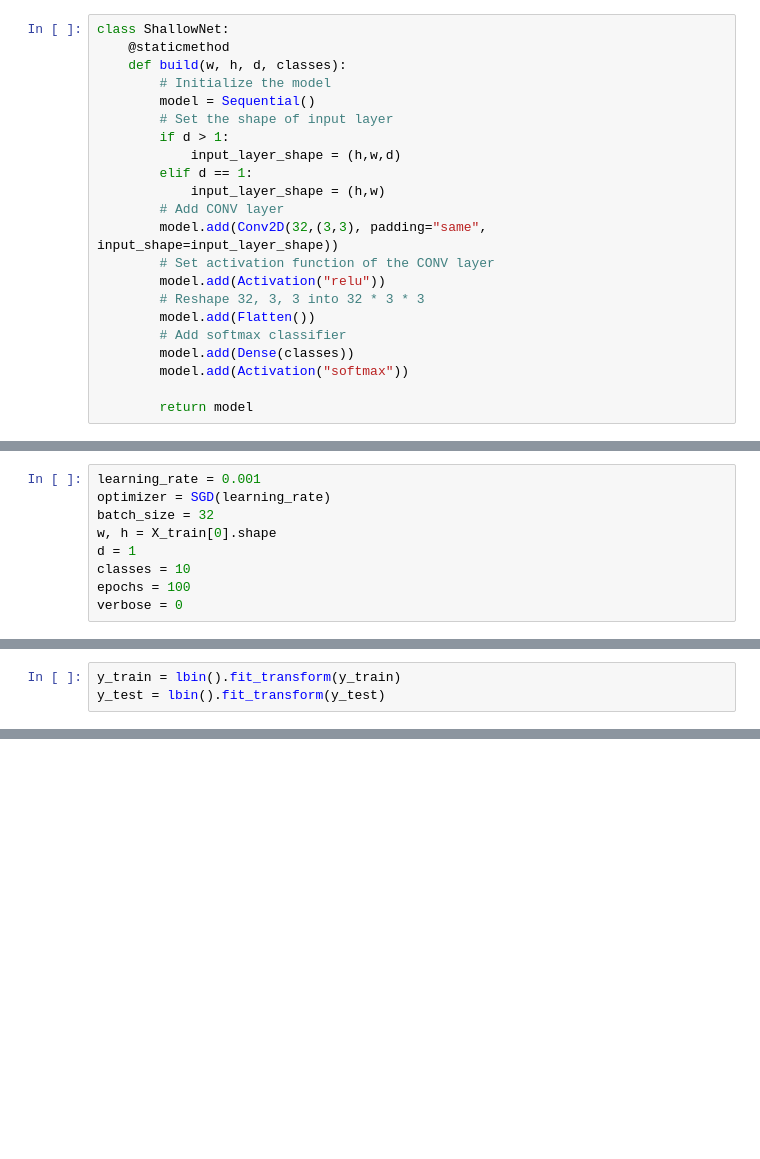
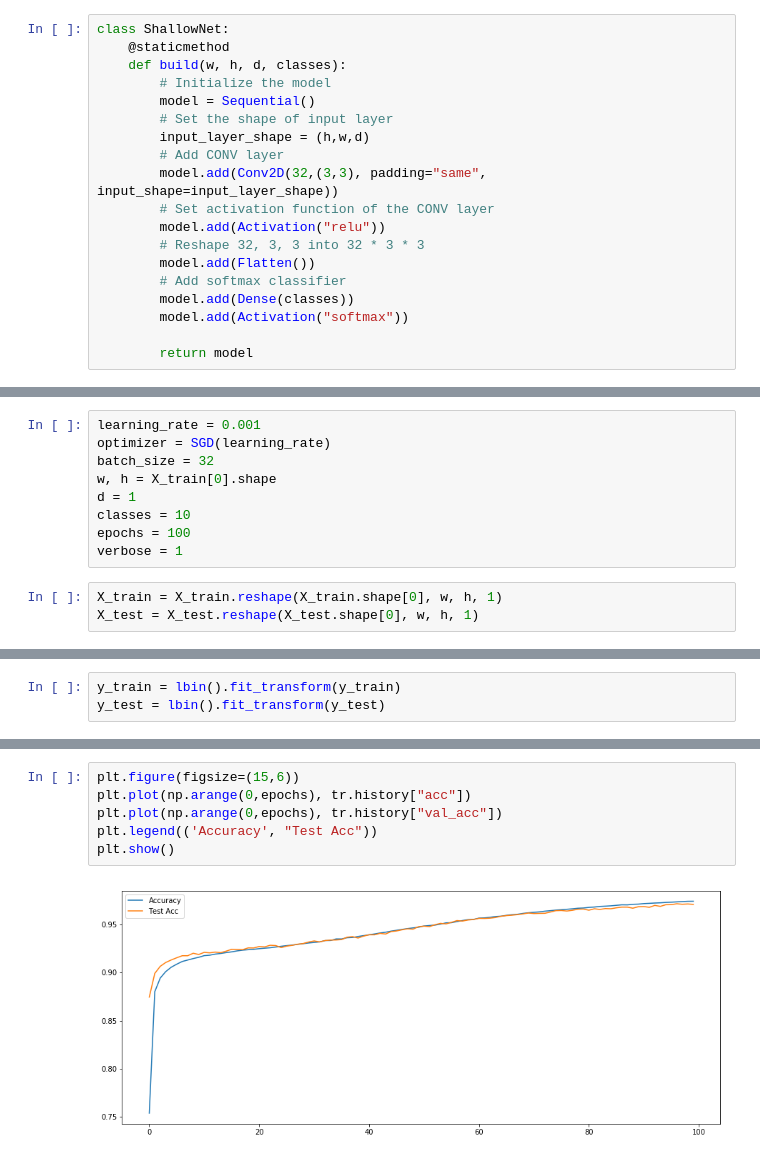
Before and after one commit to yuriimchg/Machine-Learning-sandbox, a Jupyter notebook: CNN with Keras.ipynb, the cells around one changed output, grey strips where cells are left out. Drawn from its saved outputs; the diff is of its cells as text; blank space fills up the shorter version.

```diff
--- a/CNN with Keras.ipynb
+++ b/CNN with Keras.ipynb
@@ -33,10 +34,7 @@ class ShallowNet:
         # Initialize the model
         model = Sequential()
         # Set the shape of input layer
-        if d > 1:
-            input_layer_shape = (h,w,d)
-        elif d == 1:
-            input_layer_shape = (h,w)
+        input_layer_shape = (h,w,d)
         # Add CONV layer
         model.add(Conv2D(32,(3,3), padding="same", input_shape=input_layer_shape))
         # Set activation function of the CONV layer
@@ -69,4 +67,7 @@ w, h = X_train[0].shape
 d = 1
 classes = 10
 epochs = 100
-verbose = 0
+verbose = 1
+# %%
+X_train = X_train.reshape(X_train.shape[0], w, h, 1)
+X_test = X_test.reshape(X_test.shape[0], w, h, 1)
@@ -84,0 +107,8 @@ ValueError: Input 0 is incompatible with layer conv2d_11: expected ndim=4, found
+# %%
+plt.figure(figsize=(15,6))
+plt.plot(np.arange(0,epochs), tr.history["acc"])
+plt.plot(np.arange(0,epochs), tr.history["val_acc"])
+plt.legend(('Accuracy', "Test Acc"))
+plt.show()
+# %% [output]
+[figure, added]
```
Also changed, not shown: parts of 7 cells of this notebook.
